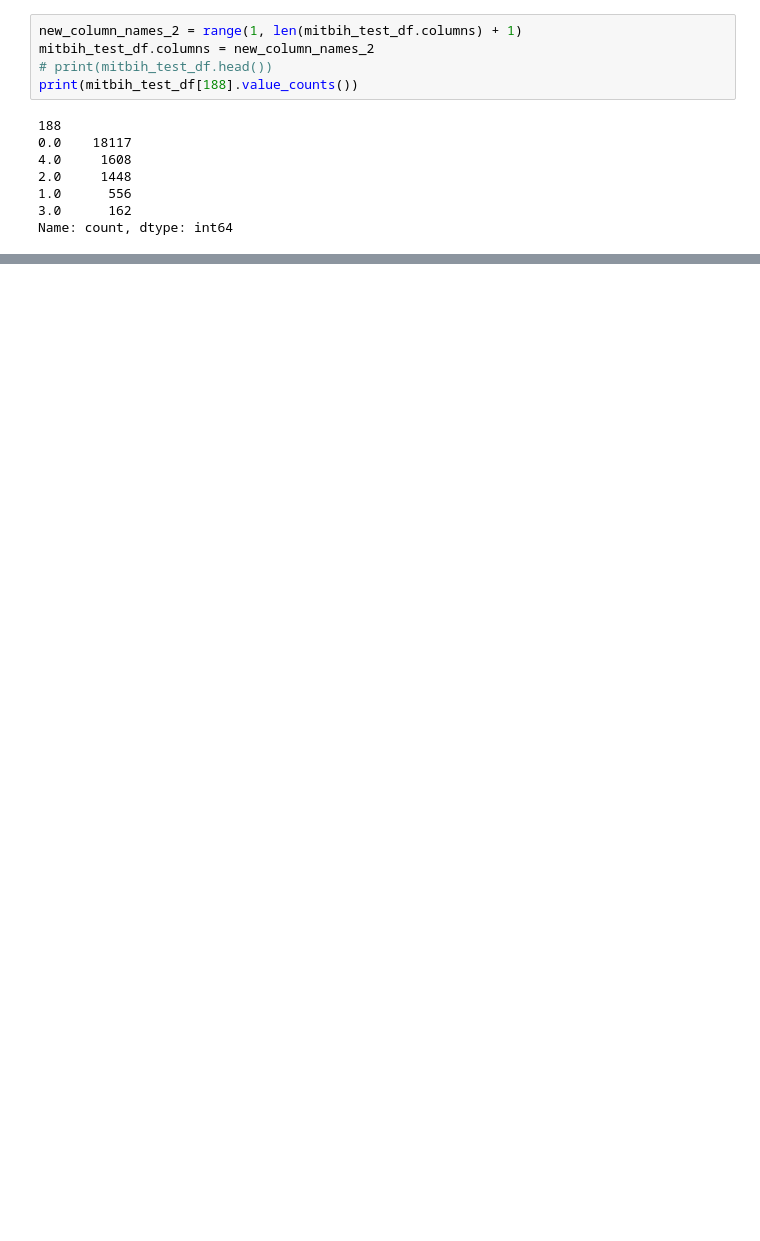
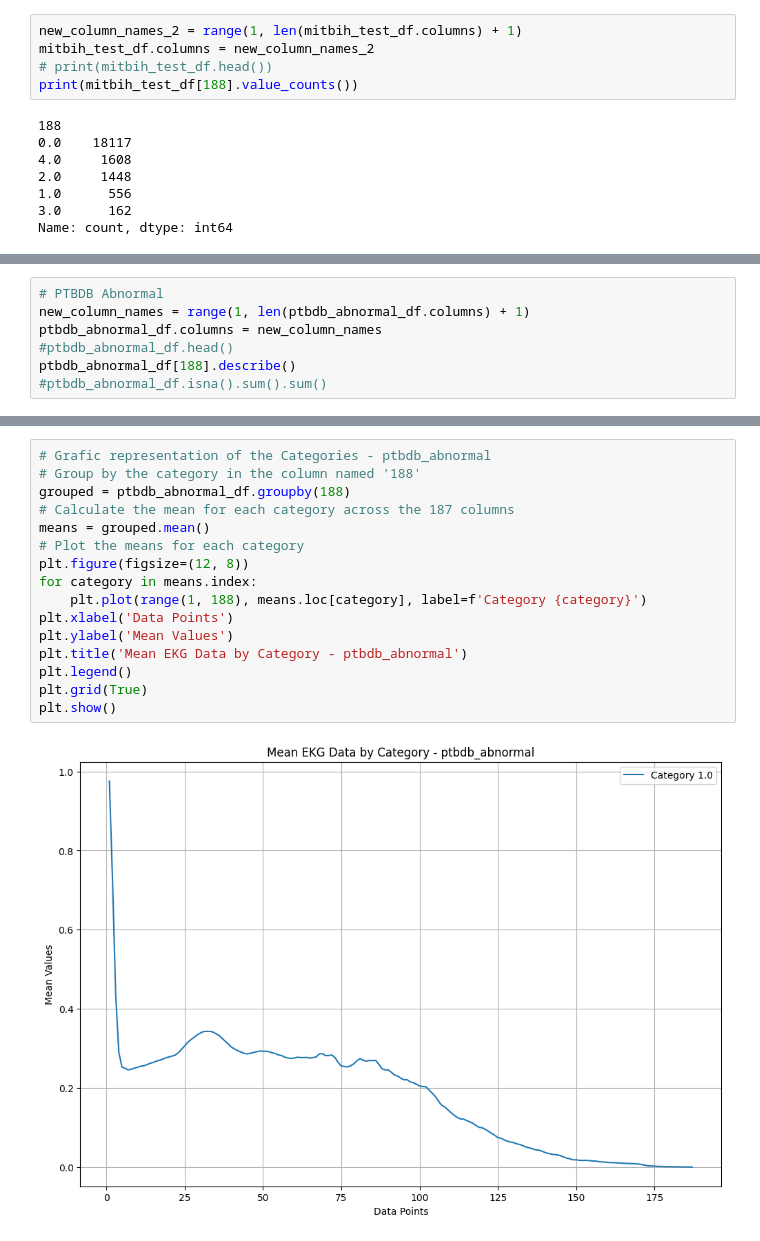
Before and after one commit to tubetraveller/heartbeat_dst, a Jupyter notebook: exploration_notebook.ipynb, the cells around one changed output, grey strips where cells are left out. Saved outputs shown, nothing was run; the diff lists cells and outputs as text; blank space fills up the shorter version.

```diff
--- a/exploration_notebook.ipynb
+++ b/exploration_notebook.ipynb
@@ -65,0 +109,7 @@ plt.show()
+# %%
+# PTBDB Abnormal
+new_column_names = range(1, len(ptbdb_abnormal_df.columns) + 1)
+ptbdb_abnormal_df.columns = new_column_names
+#ptbdb_abnormal_df.head()
+ptbdb_abnormal_df[188].describe()
+#ptbdb_abnormal_df.isna().sum().sum()
@@ -65,0 +144,18 @@ plt.show()
+# %%
+# Grafic representation of the Categories - ptbdb_abnormal
+# Group by the category in the column named '188'
+grouped = ptbdb_abnormal_df.groupby(188)
+# Calculate the mean for each category across the 187 columns
+means = grouped.mean()
+# Plot the means for each category
+plt.figure(figsize=(12, 8))
+for category in means.index:
+    plt.plot(range(1, 188), means.loc[category], label=f'Category {category}')
+plt.xlabel('Data Points')
+plt.ylabel('Mean Values')
+plt.title('Mean EKG Data by Category - ptbdb_abnormal')
+plt.legend()
+plt.grid(True)
+plt.show()
+# %% [output]
+[figure, added]
```
Also changed, not shown: parts of 9 cells of this notebook.
